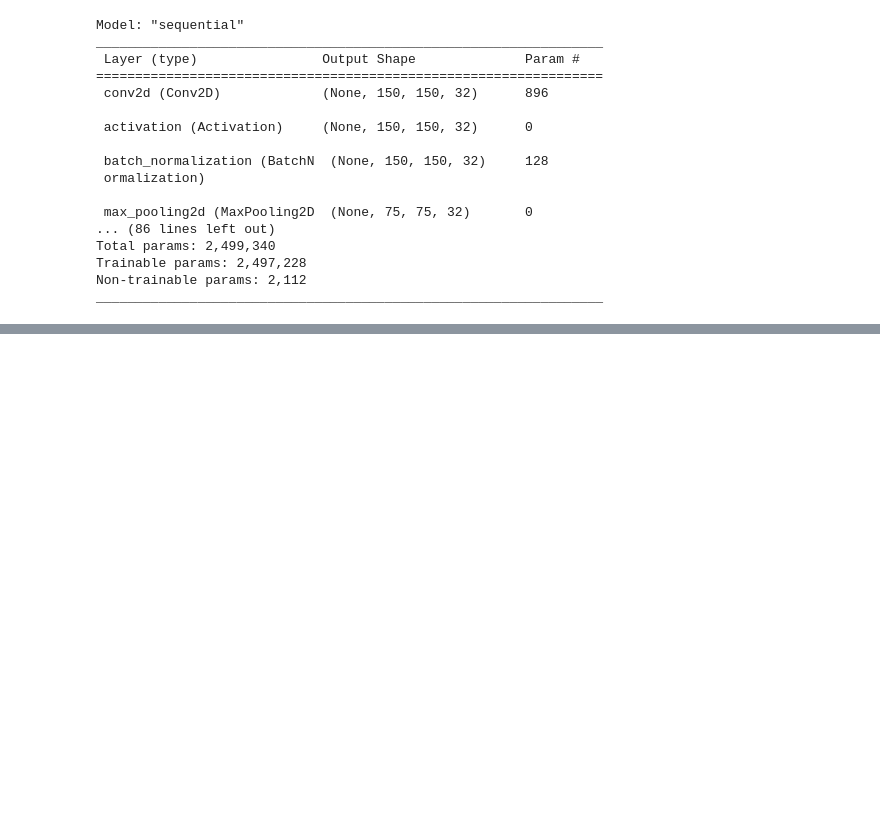
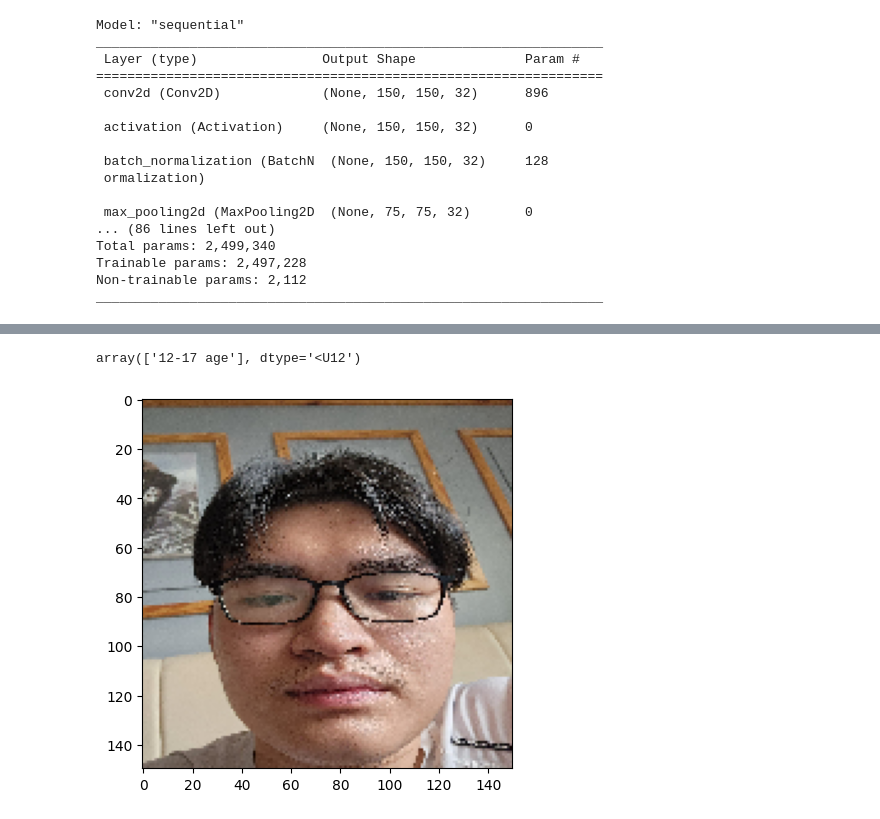
Before and after one commit to ThaiNguyenLongHai/Hai, a Jupyter notebook: ProjectCuoiKi_ThaiNguyenLongHai_PredictAge.ipynb, the cells around one changed output, grey strips where cells are left out. Cells and saved outputs as stored; diff of their text form; code cells hidden in the pictures; blank space fills up the shorter version.

```diff
--- a/ProjectCuoiKi_ThaiNguyenLongHai_PredictAge.ipynb
+++ b/ProjectCuoiKi_ThaiNguyenLongHai_PredictAge.ipynb
@@ -222 +222,21 @@ array(['18-22 age'], dtype='<U12')
 [figure]
+# %%
+model_CNN = load_model('/content/drive/MyDrive/Colab Notebooks/Age_Predict_People.h5')
+from tensorflow.keras.utils import load_img, img_to_array
+import numpy as np
+
+filename = "/content/drive/MyDrive/Anh/Hai.jpg"
+predict = ['12-17 age','18-22 age','23-27 age','28-32 age','33-37 age','38-42 age','43-47 age','48-52 age','53-57 age','58-65 age','65_Over age','Under 12 age']
+predict = np.array(predict)
+img = load_img(filename, target_size =(150,150))
+plt.imshow(img)
+
+img = img_to_array(img)
+img = img.reshape(1,150,150,3)
+img = img.astype('float32')
+img = img/255
+
+
+result = np.argmax(model_CNN.predict(img), axis = -1)
+predict[result]
+# %% [output]
@@ -222,0 +244,2 @@ array(['18-22 age'], dtype='<U12')
+array(['12-17 age'], dtype='<U12')
+[figure, added]
```
Also changed, not shown: parts of 10 cells of this notebook.
